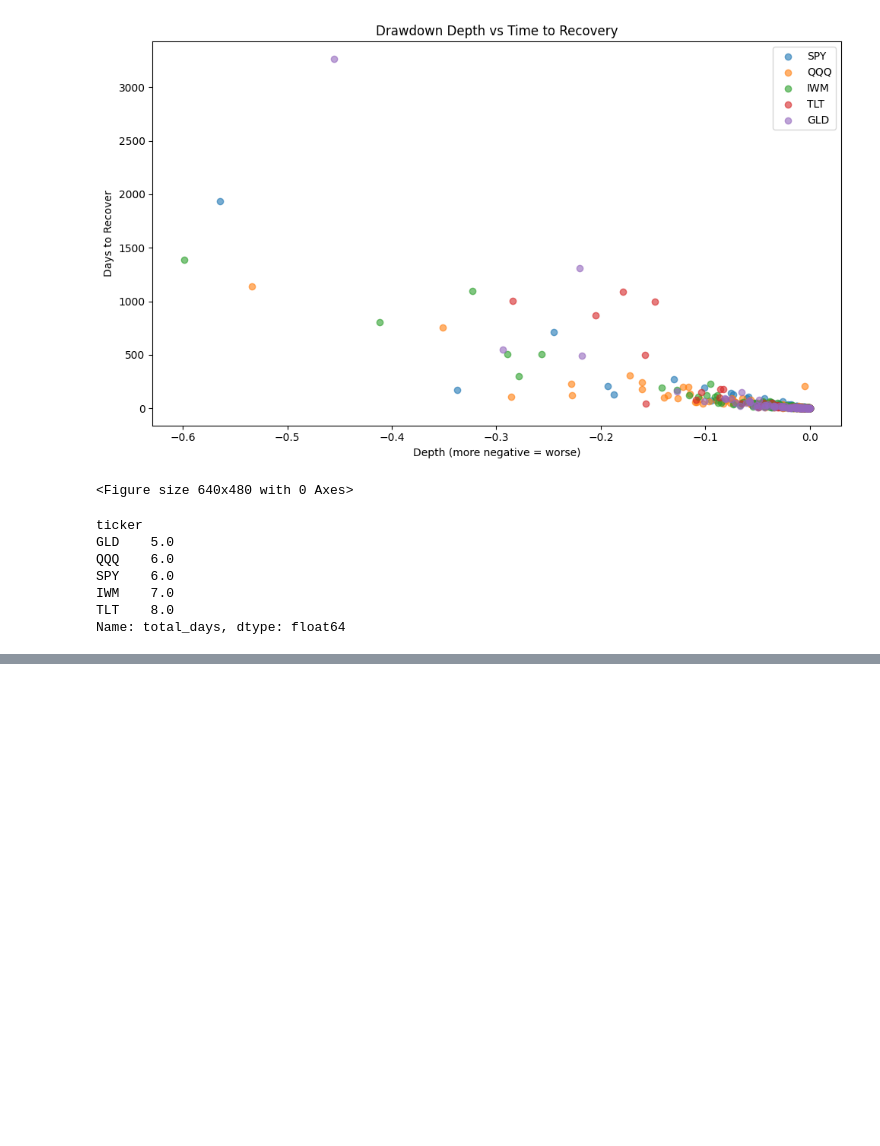
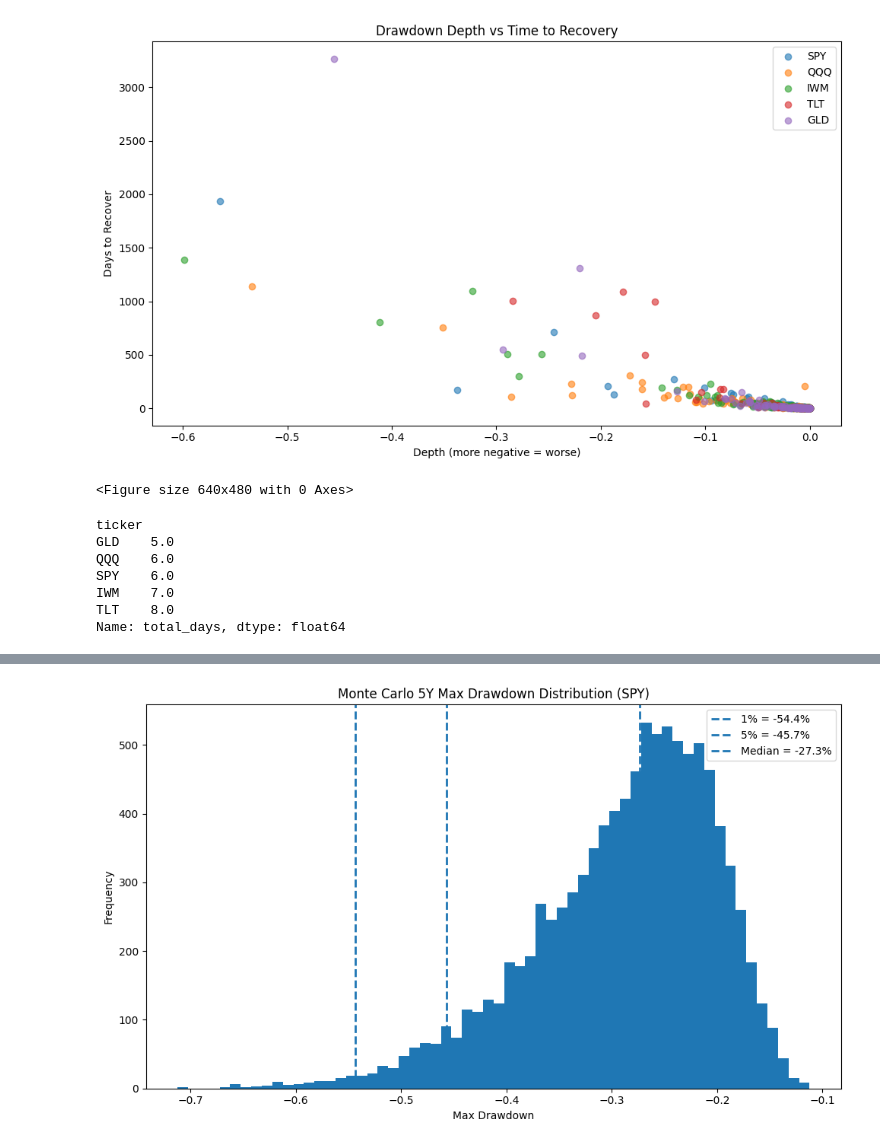
Before and after one commit to diegomikael/drawdown-risk-analysis, a Jupyter notebook: notebooks/step5_multi_asset.ipynb, the cells around one changed output, grey strips where cells are left out. Saved outputs shown, nothing was run; the diff lists cells and outputs as text; code cells hidden in the pictures; blank space fills up the shorter version.

```diff
--- a/notebooks/step5_multi_asset.ipynb
+++ b/notebooks/step5_multi_asset.ipynb
@@ -210,0 +438,22 @@ Name: total_days, dtype: float64
+# %%
+t = "SPY"
+dd = mc_max_dd[t]
+
+p1, p5, p50 = np.percentile(dd, [1, 5, 50])
+
+plt.figure(figsize=(10,6))
+plt.hist(dd, bins=60)
+plt.axvline(p1, linestyle="--", linewidth=2, label=f"1% = {p1:.1%}")
+plt.axvline(p5, linestyle="--", linewidth=2, label=f"5% = {p5:.1%}")
+plt.axvline(p50, linestyle="--", linewidth=2, label=f"Median = {p50:.1%}")
+plt.title(f"Monte Carlo 5Y Max Drawdown Distribution ({t})")
+plt.xlabel("Max Drawdown")
+plt.ylabel("Frequency")
+plt.legend()
+plt.tight_layout()
+
+Path("../figures").mkdir(exist_ok=True)
+plt.savefig(f"../figures/mc_maxdd_dist_{t}.png", dpi=150)
+plt.show()
+# %% [output]
+[figure, added]
```
Also changed, not shown: parts of 16 cells of this notebook, 3 other files.
